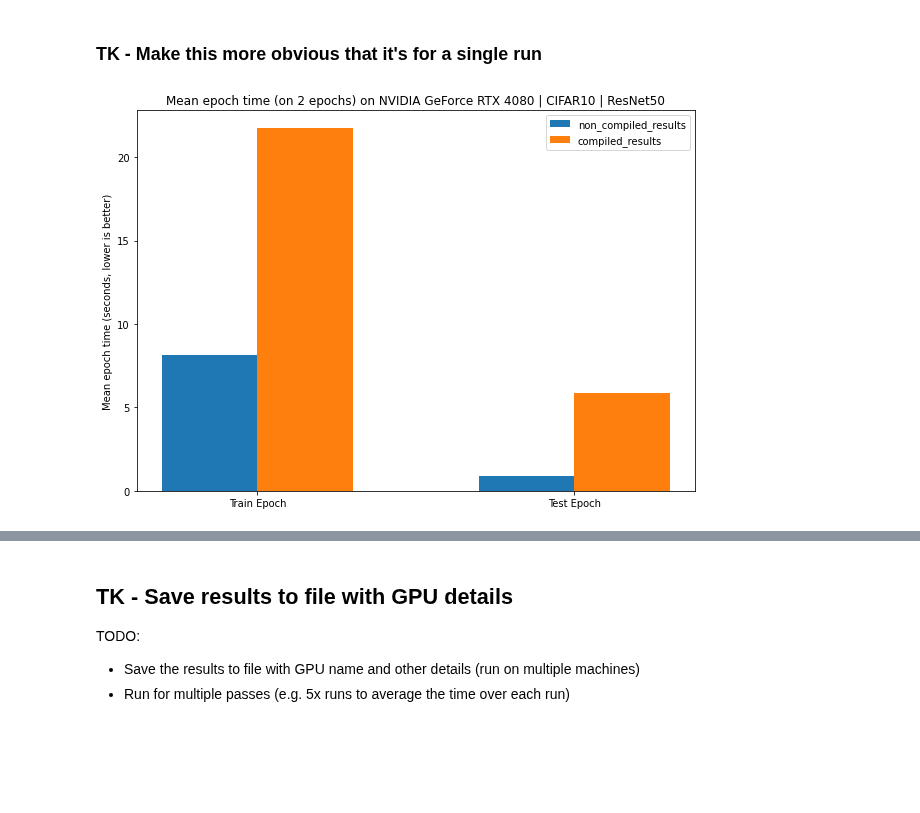
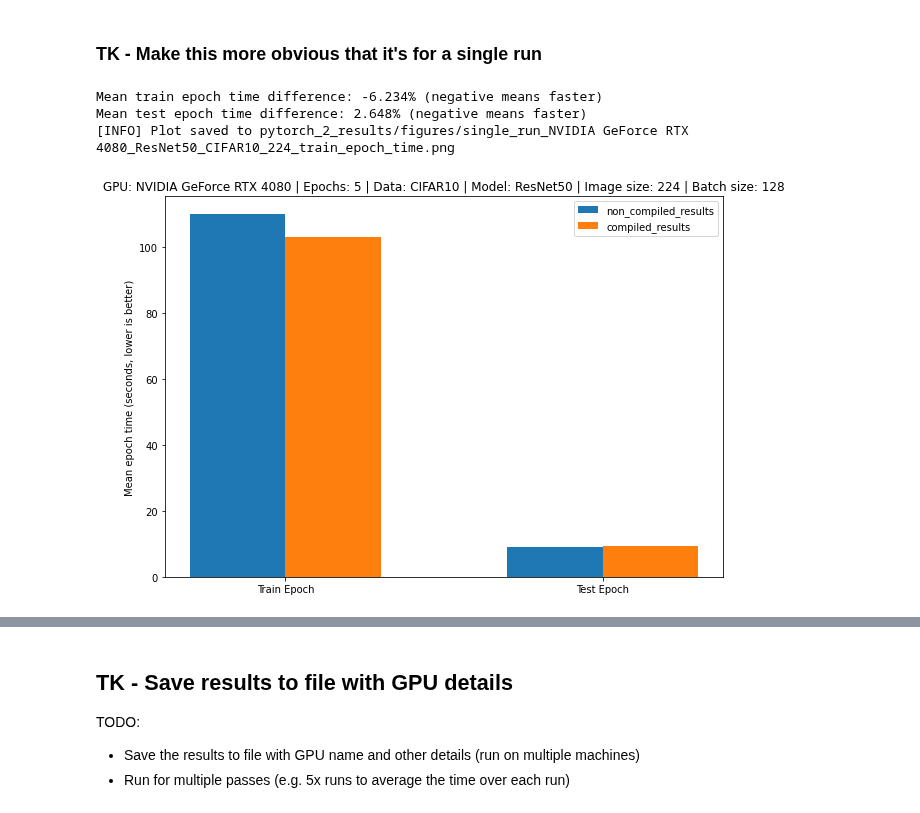
Before and after one commit to mrdbourke/pytorch-deep-learning, a Jupyter notebook: extras/pytorch_2_intro.ipynb, the cells around one changed output, grey strips where cells are left out. Cells and saved outputs as stored; diff of their text form; code cells hidden in the pictures; blank space fills up the shorter version.

Commit message:
add pytorch 2 results

```diff
--- a/extras/pytorch_2_intro.ipynb
+++ b/extras/pytorch_2_intro.ipynb
@@ -589,34 +604,60 @@ results_df.head()
 # %% [markdown]
 ### TK - Make this more obvious that it's for a single run
 # %%
-mean_train_epoch_time = results_df.train_epoch_time.mean()
-mean_test_epoch_time = results_df.test_epoch_time.mean()
-mean_results = [mean_train_epoch_time, mean_test_epoch_time]
+def plot_mean_epoch_times(non_compiled_results, compiled_results, multi_runs=False, num_runs=0, save=False, save_path=""):
+    mean_train_epoch_time = non_compiled_results.train_epoch_time.mean()
+    mean_test_epoch_time = non_compiled_results.test_epoch_time.mean()
+    mean_results = [mean_train_epoch_time, mean_test_epoch_time]
 
-mean_compile_train_epoch_time = compile_results_df.train_epoch_time.mean()
-mean_compile_test_epoch_time = compile_results_df.test_epoch_time.mean()
-mean_compile_results = [mean_compile_train_epoch_time, mean_compile_test_epoch_time]
+    mean_compile_train_epoch_time = compiled_results.train_epoch_time.mean()
+    mean_compile_test_epoch_time = compiled_results.test_epoch_time.mean()
+    mean_compile_results = [mean_compile_train_epoch_time, mean_compile_test_epoch_time]
 
-# Create a bar plot of the mean train and test epoch time for both results and compiled_results
-# Make both bars appear on the same plot
-import matplotlib.pyplot as plt
-import numpy as np
+    # Calculate the percentage difference between the mean compile and non-compile train epoch times
+    train_epoch_time_diff = mean_compile_train_epoch_time - mean_train_epoch_time
+    train_epoch_time_diff_percent = (train_epoch_time_diff / mean_train_epoch_time) * 100
 
-plt.figure(figsize=(10, 7))
-width = 0.3
-x_indicies = np.arange(len(mean_results))
+    # Calculate the percentage difference between the mean compile and non-compile test epoch times
+    test_epoch_time_diff = mean_compile_test_epoch_time - mean_test_epoch_time
+    test_epoch_time_diff_percent = (test_epoch_time_diff / mean_test_epoch_time) * 100
 
-plt.bar(x=x_indicies, height=mean_results, width=width, label="non_compiled_results")
-plt.bar(x=x_indicies + width, height=mean_compile_results, width=width, label="compiled_results")
-plt.xticks(x_indicies + width / 2, ("Train Epoch", "Test Epoch"))
-plt.ylabel("Mean epoch time (seconds, lower is better)")
-# TK - make this title include dataset/model information for a better idea of what's happening
-plt.title(f"Mean epoch time (on {NUM_EPOCHS} epochs) on {gpu_name} | {dataset_name} | {model_name} | Image size: {IMAGE_SIZE}")
-plt.legend();
+    # Print the mean difference percentages
+    print(f"Mean train epoch time difference: {round(train_epoch_time_diff_percent, 3)}% (negative means faster)")
+    print(f"Mean test epoch time difference: {round(test_epoch_time_diff_percent, 3)}% (negative means faster)")
 
-# mean_train_epoch_time, mean_compile_train_epoch_time
+    # Create a bar plot of the mean train and test epoch time for both results and compiled_results
+    # Make both bars appear on the same plot
+    import matplotlib.pyplot as plt
+    import numpy as np
+
+    # Create plot
+    plt.figure(figsize=(10, 7))
+    width = 0.3
+    x_indicies = np.arange(len(mean_results))
+
+    plt.bar(x=x_indicies, height=mean_results, width=width, label="non_compiled_results")
+    plt.bar(x=x_indicies + width, height=mean_compile_results, width=width, label="compiled_results")
+    plt.xticks(x_indicies + width / 2, ("Train Epoch", "Test Epoch"))
+    plt.ylabel("Mean epoch time (seconds, lower is better)")
+    # TK - make this title include dataset/model information for a better idea of what's happening
+    if multi_runs:
+        plt.title(f"GPU: {gpu_name} | Epochs: {NUM_EPOCHS} ({num_runs} runs) | Data: {dataset_name} | Model: {model_name} | Image size: {IMAGE_SIZE} | Batch size: {BATCH_SIZE}")
+    else:
+        plt.title(f"GPU: {gpu_name} | Epochs: {NUM_EPOCHS} | Data: {dataset_name} | Model: {model_name} | Image size: {IMAGE_SIZE} | Batch size: {BATCH_SIZE}")
+    plt.legend();
+
+    if save:
+        plt.savefig(save_path)
+        print(f"[INFO] Plot saved to {save_path}")
-# %% [output]
-[figure, removed]
+# %%
+os.makedirs("pytorch_2_results/figures", exist_ok=True)
+save_path_multi_run = f"pytorch_2_results/figures/single_run_{gpu_name}_{model_name}_{dataset_name}_{IMAGE_SIZE}_train_epoch_time.png"
+plot_mean_epoch_times(results_df, compile_results_df, multi_runs=False, save_path=save_path_multi_run, save=True)
+# %% [output]
+Mean train epoch time difference: -6.234% (negative means faster)
+Mean test epoch time difference: 2.648% (negative means faster)
+[INFO] Plot saved to pytorch_2_results/figures/single_run_NVIDIA GeForce RTX 4080_ResNet50_CIFAR10_224_train_epoch_time.png
+[figure, added]
 # %%
 mean_test_epoch_time, mean_compile_test_epoch_time
 # %% [output]
```
Also changed, not shown: parts of 13 cells of this notebook, 13 other files.
